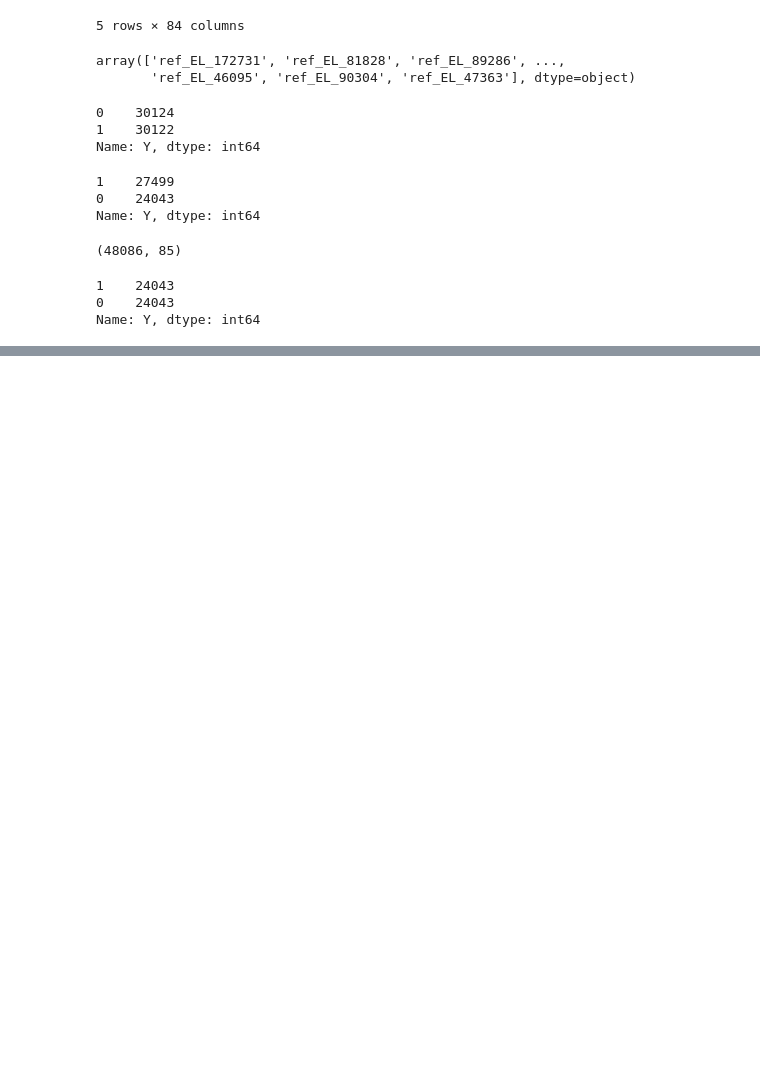
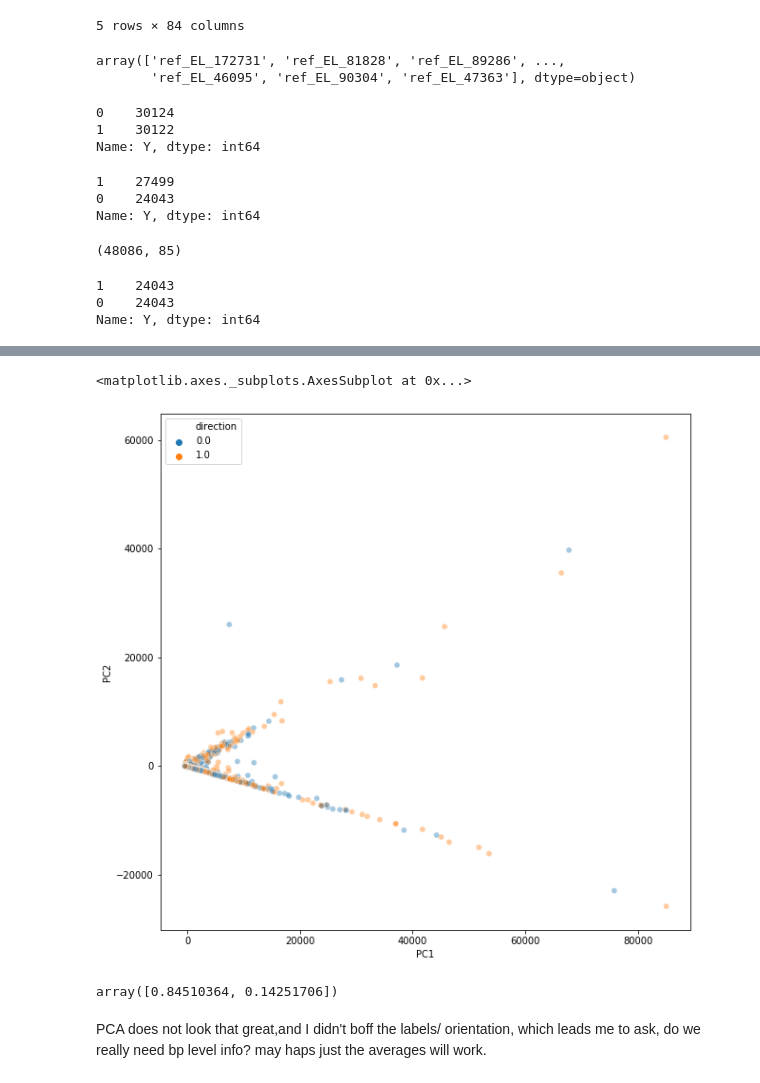
Before and after one commit to vinay-swamy/eyesplice_predictor, a Jupyter notebook: notebooks/explore_data.ipynb, the cells around one changed output, grey strips where cells are left out. Cells and saved outputs as stored; diff of their text form; code cells hidden in the pictures; blank space fills up the shorter version.

```diff
--- a/notebooks/explore_data.ipynb
+++ b/notebooks/explore_data.ipynb
@@ -76,0 +97,14 @@ def pre_process(path, cut_off):
+# %%
+drX=drX.assign(direction=data_comp['ID'].str.contains('EL').astype(int))
+
+plt.figure(figsize=(10,10))
+sns.scatterplot(data=drX, x='PC1', y='PC2', hue='direction', alpha=.4)
+# %% [output]
+<matplotlib.axes._subplots.AxesSubplot at 0x...>
+[figure, added]
+# %%
+pca.explained_variance_ratio_
+# %% [output]
+array([0.84510364, 0.14251706])
+# %% [markdown]
+PCA does not look that great,and I didn't boff the labels/ orientation, which leads me to ask, do we really need bp level info? may haps just the averages will work.
```
Also changed, not shown: parts of 7 cells of this notebook, 1 other file.
